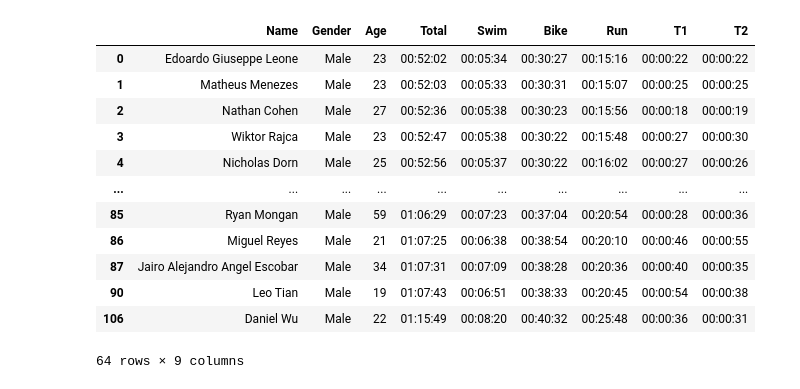
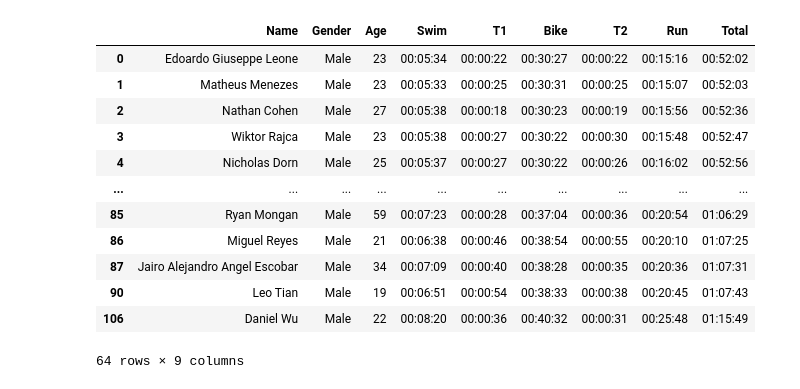
Before and after one commit to lukasrhoades/enduro-hub, a Jupyter notebook: tritonman.ipynb, the cells around one changed output. Cells and saved outputs as stored; diff of their text form; code cells hidden in the pictures.

```diff
--- a/tritonman.ipynb
+++ b/tritonman.ipynb
@@ -3,18 +4,18 @@ import stats
 # %%
-data = stats.get_data_active("TritonmanDraftLegal2025")
+dl = stats.get_data_active("TritonmanDraftLegal2025")
 # %%
-data[data.Gender == "Male"]
+dl[dl.Gender == "Male"]
 # %% [output]
-|  | Name | Gender | Age | Total | Swim | Bike | Run | T1 | T2 |
-| 0 | Edoardo Giuseppe Leone | Male | 23 | 00:52:02 | 00:05:34 | 00:30:27 | 00:15:16 | 00:00:22 | 00:00:22 |
-| 1 | Matheus Menezes | Male | 23 | 00:52:03 | 00:05:33 | 00:30:31 | 00:15:07 | 00:00:25 | 00:00:25 |
-| 2 | Nathan Cohen | Male | 27 | 00:52:36 | 00:05:38 | 00:30:23 | 00:15:56 | 00:00:18 | 00:00:19 |
-| 3 | Wiktor Rajca | Male | 23 | 00:52:47 | 00:05:38 | 00:30:22 | 00:15:48 | 00:00:27 | 00:00:30 |
-| 4 | Nicholas Dorn | Male | 25 | 00:52:56 | 00:05:37 | 00:30:22 | 00:16:02 | 00:00:27 | 00:00:26 |
+|  | Name | Gender | Age | Swim | T1 | Bike | T2 | Run | Total |
+| 0 | Edoardo Giuseppe Leone | Male | 23 | 00:05:34 | 00:00:22 | 00:30:27 | 00:00:22 | 00:15:16 | 00:52:02 |
+| 1 | Matheus Menezes | Male | 23 | 00:05:33 | 00:00:25 | 00:30:31 | 00:00:25 | 00:15:07 | 00:52:03 |
+| 2 | Nathan Cohen | Male | 27 | 00:05:38 | 00:00:18 | 00:30:23 | 00:00:19 | 00:15:56 | 00:52:36 |
+| 3 | Wiktor Rajca | Male | 23 | 00:05:38 | 00:00:27 | 00:30:22 | 00:00:30 | 00:15:48 | 00:52:47 |
+| 4 | Nicholas Dorn | Male | 25 | 00:05:37 | 00:00:27 | 00:30:22 | 00:00:26 | 00:16:02 | 00:52:56 |
 | ... | ... | ... | ... | ... | ... | ... | ... | ... | ... |
-| 85 | Ryan Mongan | Male | 59 | 01:06:29 | 00:07:23 | 00:37:04 | 00:20:54 | 00:00:28 | 00:00:36 |
-| 86 | Miguel Reyes | Male | 21 | 01:07:25 | 00:06:38 | 00:38:54 | 00:20:10 | 00:00:46 | 00:00:55 |
-| 87 | Jairo Alejandro Angel Escobar | Male | 34 | 01:07:31 | 00:07:09 | 00:38:28 | 00:20:36 | 00:00:40 | 00:00:35 |
-| 90 | Leo Tian | Male | 19 | 01:07:43 | 00:06:51 | 00:38:33 | 00:20:45 | 00:00:54 | 00:00:38 |
-| 106 | Daniel Wu | Male | 22 | 01:15:49 | 00:08:20 | 00:40:32 | 00:25:48 | 00:00:36 | 00:00:31 |
+| 85 | Ryan Mongan | Male | 59 | 00:07:23 | 00:00:28 | 00:37:04 | 00:00:36 | 00:20:54 | 01:06:29 |
+| 86 | Miguel Reyes | Male | 21 | 00:06:38 | 00:00:46 | 00:38:54 | 00:00:55 | 00:20:10 | 01:07:25 |
+| 87 | Jairo Alejandro Angel Escobar | Male | 34 | 00:07:09 | 00:00:40 | 00:38:28 | 00:00:35 | 00:20:36 | 01:07:31 |
+| 90 | Leo Tian | Male | 19 | 00:06:51 | 00:00:54 | 00:38:33 | 00:00:38 | 00:20:45 | 01:07:43 |
+| 106 | Daniel Wu | Male | 22 | 00:08:20 | 00:00:36 | 00:40:32 | 00:00:31 | 00:25:48 | 01:15:49 |
 64 rows × 9 columns
```
Also changed, not shown: parts of 8 cells of this notebook, 1 other file.
